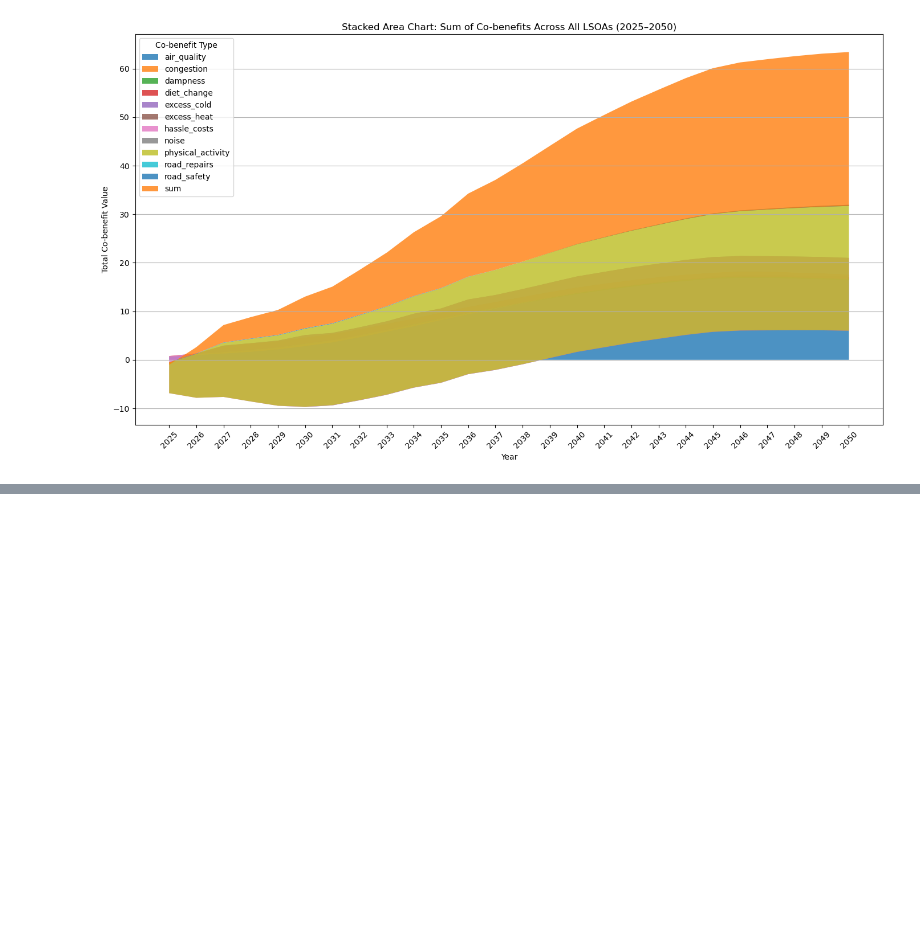
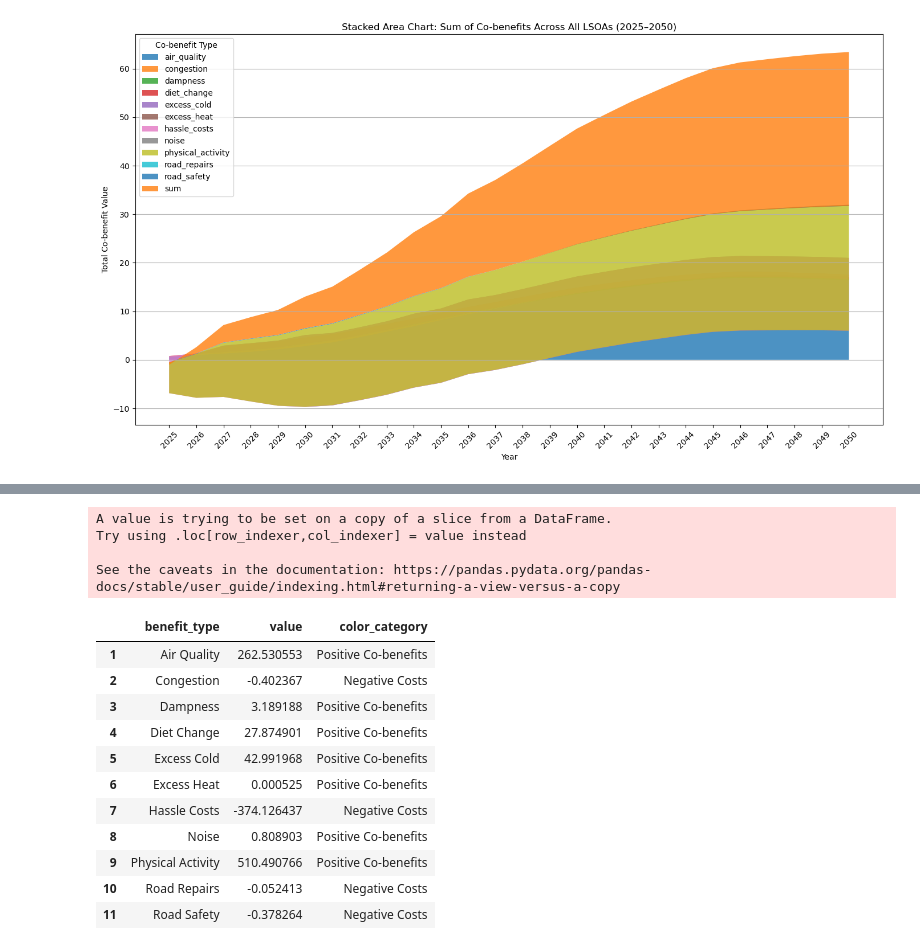
Before and after one commit to AuraFrizzati/VizElves2025, a Jupyter notebook: python_code/Explore_Level2_data.ipynb, the cells around one changed output, grey strips where cells are left out. Cells and saved outputs as stored; diff of their text form; code cells hidden in the pictures; blank space fills up the shorter version.

```diff
--- a/python_code/Explore_Level2_data.ipynb
+++ b/python_code/Explore_Level2_data.ipynb
@@ -628,0 +721,44 @@ plt.show()
+# %%
+import plotly.express as px
+
+# Filter out the 'total' row
+column_sums_filtered = column_sums[column_sums['benefit_type'] != 'Total']
+
+# Create treemap
+fig = px.treemap(
+    column_sums_filtered,
+    path=['benefit_type'],
+    values='value',
+    title='Distribution of Co-benefits Across Cardiff LSOAs',
+    color='value',
+    color_continuous_scale='RdYlGn',
+    labels={'value': 'Total Co-benefit (£ million)'}
+)
+
+fig.update_traces(textinfo='label+value')
+fig.update_layout(height=600)
+fig.show()
+# %%
+# Separate positive and negative values
+column_sums_filtered['color_category'] = column_sums_filtered['value'].apply(
+    lambda x: 'Positive Co-benefits' if x > 0 else 'Negative Costs'
+)
+
+column_sums_filtered
+# %% [output]
+A value is trying to be set on a copy of a slice from a DataFrame.
+Try using .loc[row_indexer,col_indexer] = value instead
+
+See the caveats in the documentation: https://pandas.pydata.org/pandas-docs/stable/user_guide/indexing.html#returning-a-view-versus-a-copy
+|  | benefit_type | value | color_category |
+| 1 | Air Quality | 262.530553 | Positive Co-benefits |
+| 2 | Congestion | -0.402367 | Negative Costs |
+| 3 | Dampness | 3.189188 | Positive Co-benefits |
+| 4 | Diet Change | 27.874901 | Positive Co-benefits |
+| 5 | Excess Cold | 42.991968 | Positive Co-benefits |
+| 6 | Excess Heat | 0.000525 | Positive Co-benefits |
+| 7 | Hassle Costs | -374.126437 | Negative Costs |
+| 8 | Noise | 0.808903 | Positive Co-benefits |
+| 9 | Physical Activity | 510.490766 | Positive Co-benefits |
+| 10 | Road Repairs | -0.052413 | Negative Costs |
+| 11 | Road Safety | -0.378264 | Negative Costs |
```
Also changed, not shown: parts of 10 cells of this notebook, 3 other files.
